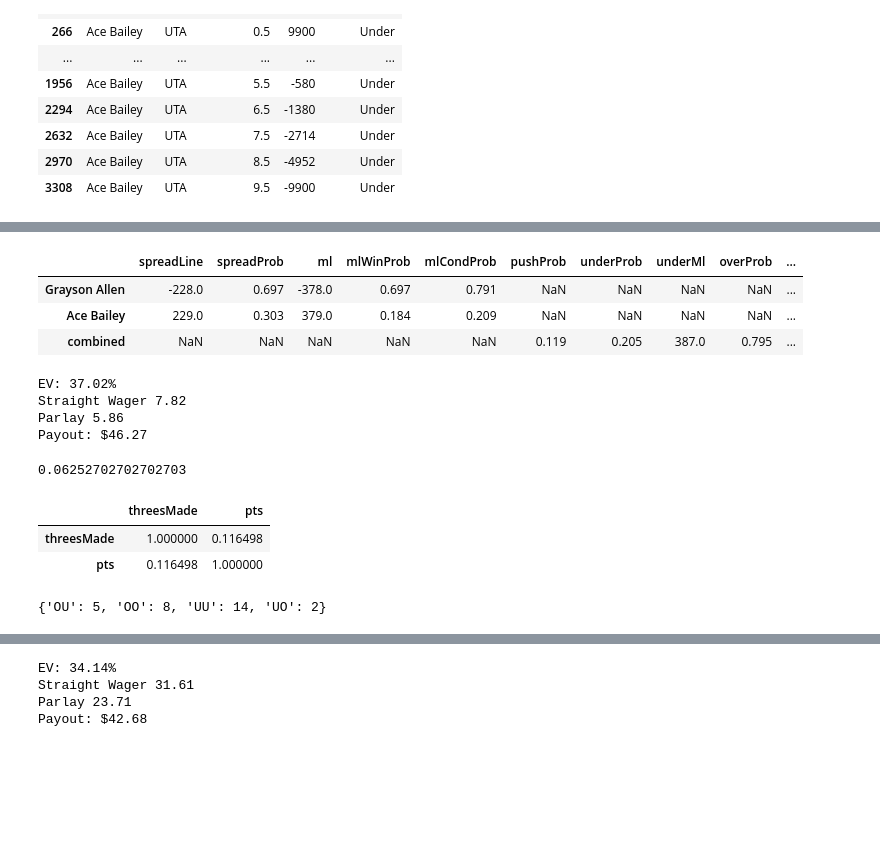
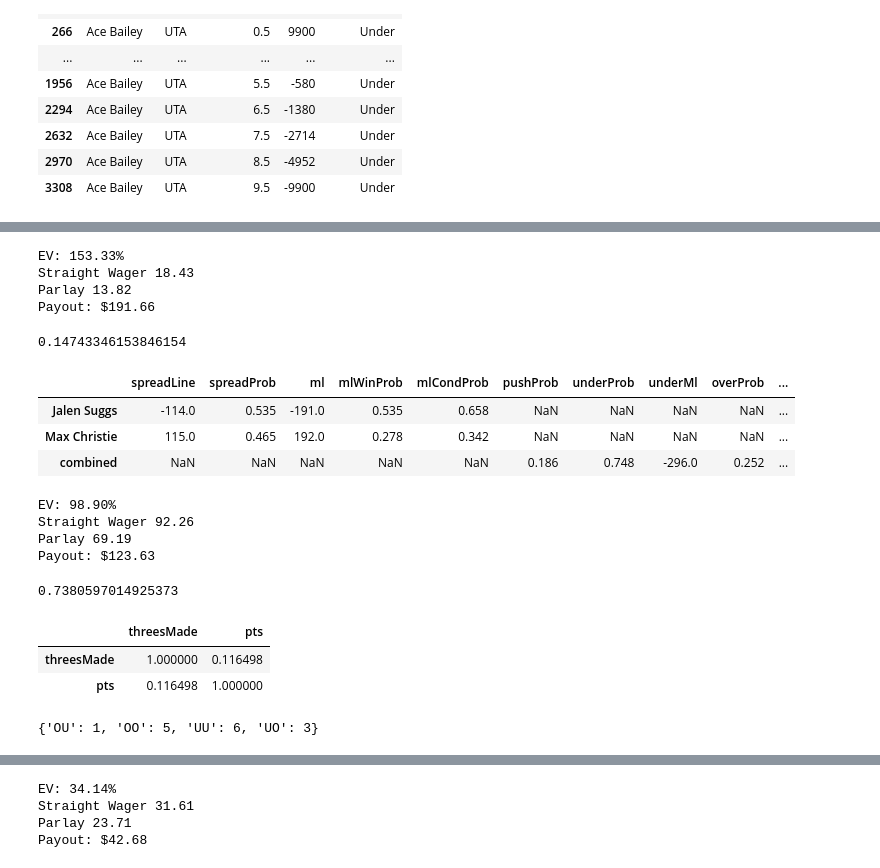
Before and after one commit to eac521/bets, a Jupyter notebook: Notebooks/2526Runs.ipynb, the cells around one changed output, grey strips where cells are left out. Drawn from its saved outputs; the diff is of its cells as text; code cells hidden in the pictures; blank space fills up the shorter version.

```diff
--- a/Notebooks/2526Runs.ipynb
+++ b/Notebooks/2526Runs.ipynb
@@ -605,18 +728,26 @@ sorted([([v/sims,odds.convertPercentToOdds(v/sims),k]) for k,v in w.items()],rev
+# %%
+odds.kellyCrit(.22222,1040)
+# %% [output]
+EV: 153.33%
+Straight Wager 18.43
+Parlay 13.82
+Payout: $191.66
+0.14743346153846154
 # %%
-h2h(idInfo[['name']].join(preds),"Grayson Allen", "Ace Bailey",spread=.5,ovrLine=5.5)
+h2h(idInfo[['name']].join(preds),"Jalen Suggs","Max Christie",spread=.5,ovrLine=5.5)
 # %% [output]
 |  | spreadLine | spreadProb | ml | mlWinProb | mlCondProb | pushProb | underProb | underMl | overProb | ... |
-| Grayson Allen | -228.0 | 0.697 | -378.0 | 0.697 | 0.791 | NaN | NaN | NaN | NaN | ... |
-| Ace Bailey | 229.0 | 0.303 | 379.0 | 0.184 | 0.209 | NaN | NaN | NaN | NaN | ... |
-| combined | NaN | NaN | NaN | NaN | NaN | 0.119 | 0.205 | 387.0 | 0.795 | ... |
+| Jalen Suggs | -114.0 | 0.535 | -191.0 | 0.535 | 0.658 | NaN | NaN | NaN | NaN | ... |
+| Max Christie | 115.0 | 0.465 | 192.0 | 0.278 | 0.342 | NaN | NaN | NaN | NaN | ... |
+| combined | NaN | NaN | NaN | NaN | NaN | 0.186 | 0.748 | -296.0 | 0.252 | ... |
 # %%
-odds.kellyCrit(0.198,592)
+odds.kellyCrit(0.85,134)
 # %% [output]
-EV: 37.02%
-Straight Wager 7.82
-Parlay 5.86
-Payout: $46.27
+EV: 98.90%
+Straight Wager 92.26
+Parlay 69.19
+Payout: $123.63
-0.06252702702702703
+0.7380597014925373
 # %%
 pd.read_sql('''
 SELECT lc_fgm + rc_fgm + abv_fgm as threesMade, pts
@@ -676,13 +807,13 @@ def corr_player_pull(amts, player_name, last_n=25):
     '''
     This will pull the player data for the current season and setup a correlation matrix
     '''
-amts = (13,1)
-vals = threes_over_under_corr(amts,"Keldon Johnson",last_n = 30)
+amts = (14,2)
+vals = threes_over_under_corr(amts,"Andrew Wiggins",last_n = 15)
 phi = phi_correlation(vals.get('OU'),vals.get('OO'),vals.get('UU'),vals.get('UO'))
-sgpProb = sgp_player_correlation(272/327,odds.devigged(-110,-115,'over'),phi)
+sgpProb = sgp_player_correlation(0.7712,odds.devigged(-100,-125,'over'),phi)
 vals
 # %% [output]
-{'OU': 5, 'OO': 8, 'UU': 14, 'UO': 2}
+{'OU': 1, 'OO': 5, 'UU': 6, 'UO': 3}
 # %%
 ## ware:-536, larsson:521`
 overs[(overs.name=="Keldon Johnson")& (overs.over_under=='Under')]
```
Also changed, not shown: parts of 34 cells of this notebook, 11 other files.
